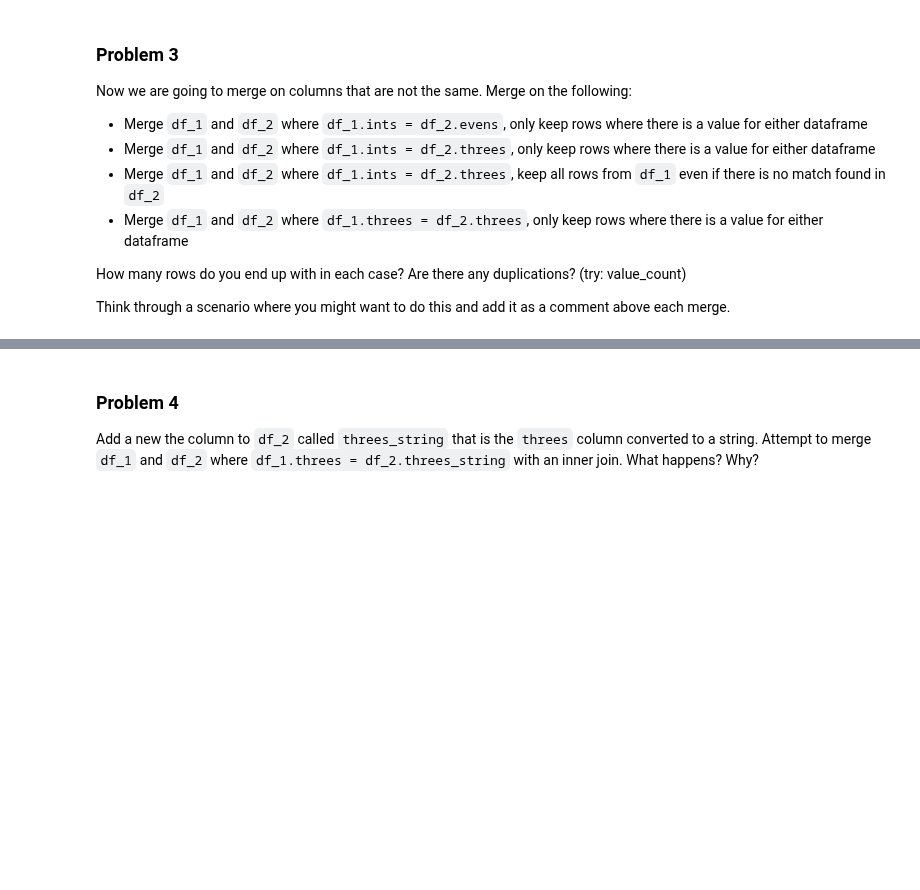
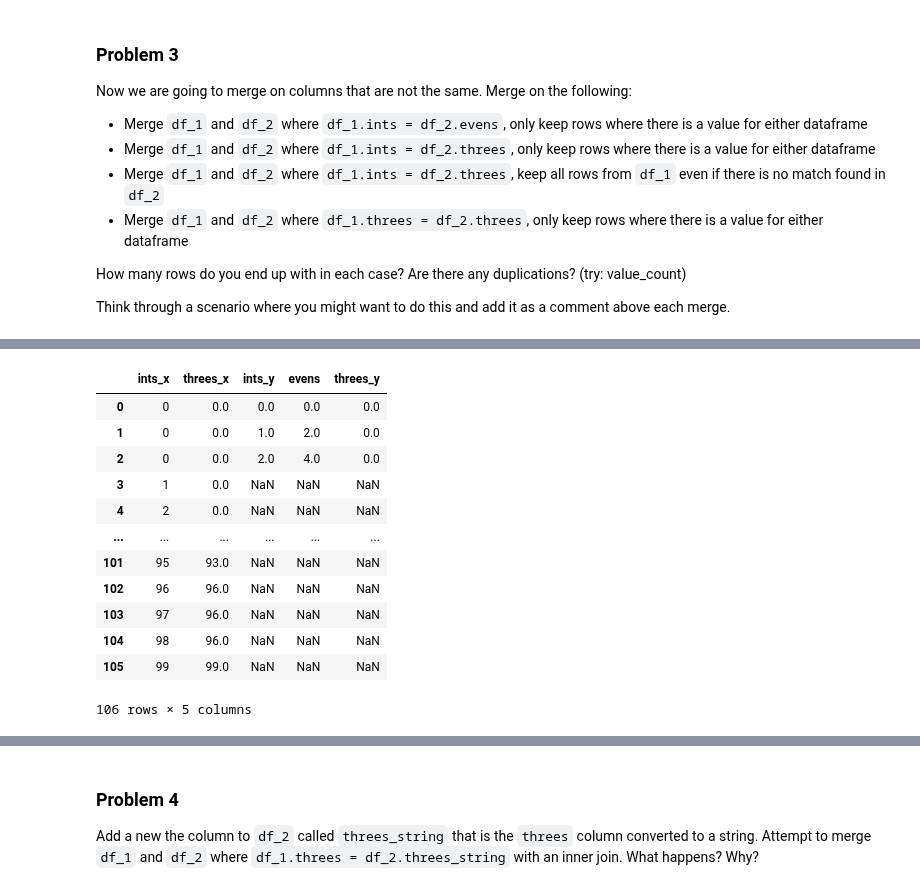
Before and after one commit to jklinck/AD450Winter2026, a Jupyter notebook: week_8_joining.ipynb, the cells around one changed output, grey strips where cells are left out. Drawn from its saved outputs; the diff is of its cells as text; code cells hidden in the pictures; blank space fills up the shorter version.

```diff
--- a/week_8_joining.ipynb
+++ b/week_8_joining.ipynb
@@ -179,0 +266,17 @@ Think through a scenario where you might want to do this and add it as a comment
+# %%
+df_10 = pd.merge(df_1, df_2, left_on="ints", right_on="threes", how="left")
+df_10
+# %% [output]
+|  | ints_x | threes_x | ints_y | evens | threes_y |
+| 0 | 0 | 0.0 | 0.0 | 0.0 | 0.0 |
+| 1 | 0 | 0.0 | 1.0 | 2.0 | 0.0 |
+| 2 | 0 | 0.0 | 2.0 | 4.0 | 0.0 |
+| 3 | 1 | 0.0 | NaN | NaN | NaN |
+| 4 | 2 | 0.0 | NaN | NaN | NaN |
+| ... | ... | ... | ... | ... | ... |
+| 101 | 95 | 93.0 | NaN | NaN | NaN |
+| 102 | 96 | 96.0 | NaN | NaN | NaN |
+| 103 | 97 | 96.0 | NaN | NaN | NaN |
+| 104 | 98 | 96.0 | NaN | NaN | NaN |
+| 105 | 99 | 99.0 | NaN | NaN | NaN |
+106 rows × 5 columns
```
Also changed, not shown: parts of 10 cells of this notebook.
